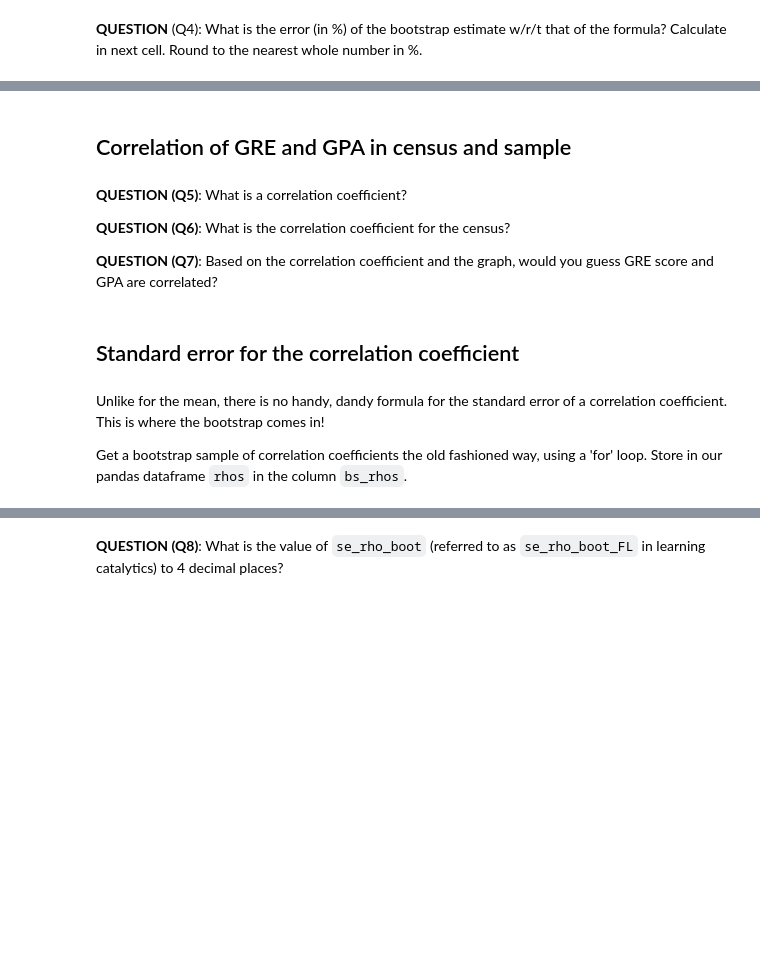
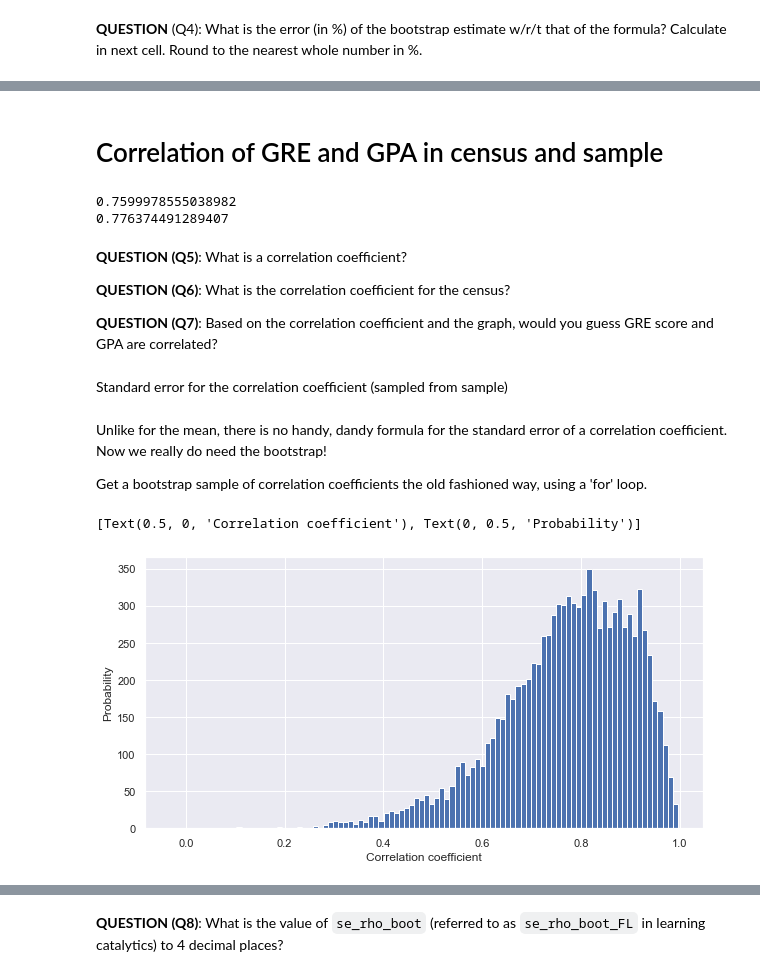
Before and after one commit to jonahpearl/TAD_python, a Jupyter notebook: notebooks/TAD_Week2_etBootStrapIntro_Student.ipynb, the cells around one changed output, grey strips where cells are left out. Cells and saved outputs as stored; diff of their text form; code cells hidden in the pictures; blank space fills up the shorter version.

```diff
--- a/notebooks/TAD_Week2_etBootStrapIntro_Student.ipynb
+++ b/notebooks/TAD_Week2_etBootStrapIntro_Student.ipynb
@@ -196,14 +241,16 @@ percent_error
 # %% [markdown]
-## Correlation of GRE and GPA in census and sample
+# Correlation of GRE and GPA in census and sample
 # %%
-# TODO: Use pandas dataframe method `corr` to calculate correlation
-#       coefficients of both the census and sample
+# TODO: Use np.corrcoef() to calculate the correlation coefficients between GPA and GRE in both ds15 and ds82
 
-rho_hat_82 = ...
-rho_hat_15 = ...
+rho_hat_82 =
+rho_hat_15 =
 
 print(rho_hat_82)
 print(rho_hat_15)
+# %% [output]
+0.7599978555038982
+0.776374491289407
 # %% [markdown]
 **QUESTION (Q5)**: What is a correlation coefficient?
 
@@ -211,4 +258,4 @@ print(rho_hat_15)
 
 **QUESTION (Q7)**: Based on the correlation coefficient and the graph, would you guess GRE score and GPA are correlated?
 # %% [markdown]
-## Standard error for the correlation coefficient
+Standard error for the correlation coefficient (sampled from sample)
@@ -223,20 +262,29 @@ rhos = pd.DataFrame({
 # %% [markdown]
-Unlike for the mean, there is no handy, dandy formula for the standard error of a correlation coefficient. This is where the bootstrap comes in!
+Unlike for the mean, there is no handy, dandy formula for the standard error of a correlation coefficient. Now we really do need the bootstrap!
 
-Get a bootstrap sample of correlation coefficients the old fashioned way, using a 'for' loop. Store in our pandas dataframe `rhos` in the column `bs_rhos`.
+Get a bootstrap sample of correlation coefficients the old fashioned way, using a 'for' loop.
 # %%
 np.random.seed(123) # for reproducibility
+
+rhos_sample = np.zeros(n_boot,)
 
 for k in range(n_boot):
 
     # TODO: Randomly sample n_samp rows from ds15 with replacement
+    rows_to_use = ...
     sampled_rows = ...
 
     # TODO: Compute the correlation of GRE score and GPA for this sample
-    rhos['bs_rhos'][k] = ...
+    rhos_sample[k] = ...
 
-ax = sns.histplot(rhos['bs_rhos'])
-ax.set(xlabel = 'Correlation coefficient', ylabel = 'Probability');
+_ = plt.hist(rhos_sample, bins=100)
+
+# Label the plot
+# (gca() is "get current axis;" equivalent to doing plt.xlabel() and plt.ylabel() separately)
+plt.gca().set(xlabel = 'Correlation coefficient', ylabel = 'Probability')
+# %% [output]
+[Text(0.5, 0, 'Correlation coefficient'), Text(0, 0.5, 'Probability')]
+[figure, added]
 # %%
 # Compute standard error of our correlation coefficient
 se_rho_boot = ...
```
Also changed, not shown: parts of 45 cells of this notebook.
